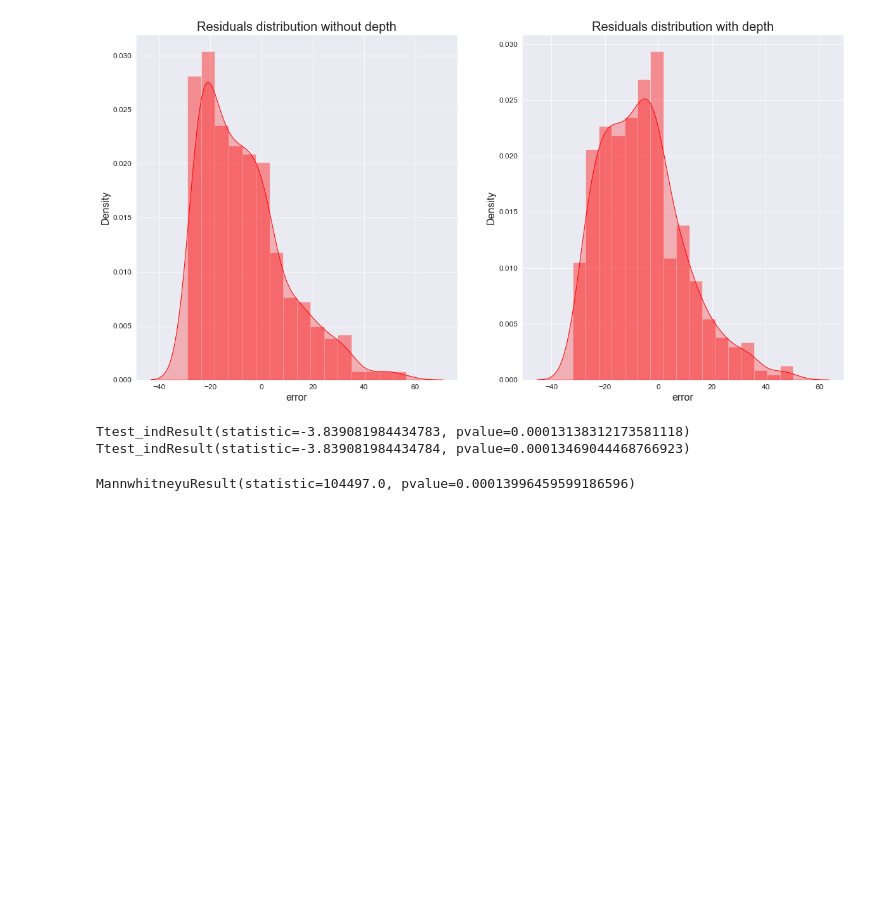
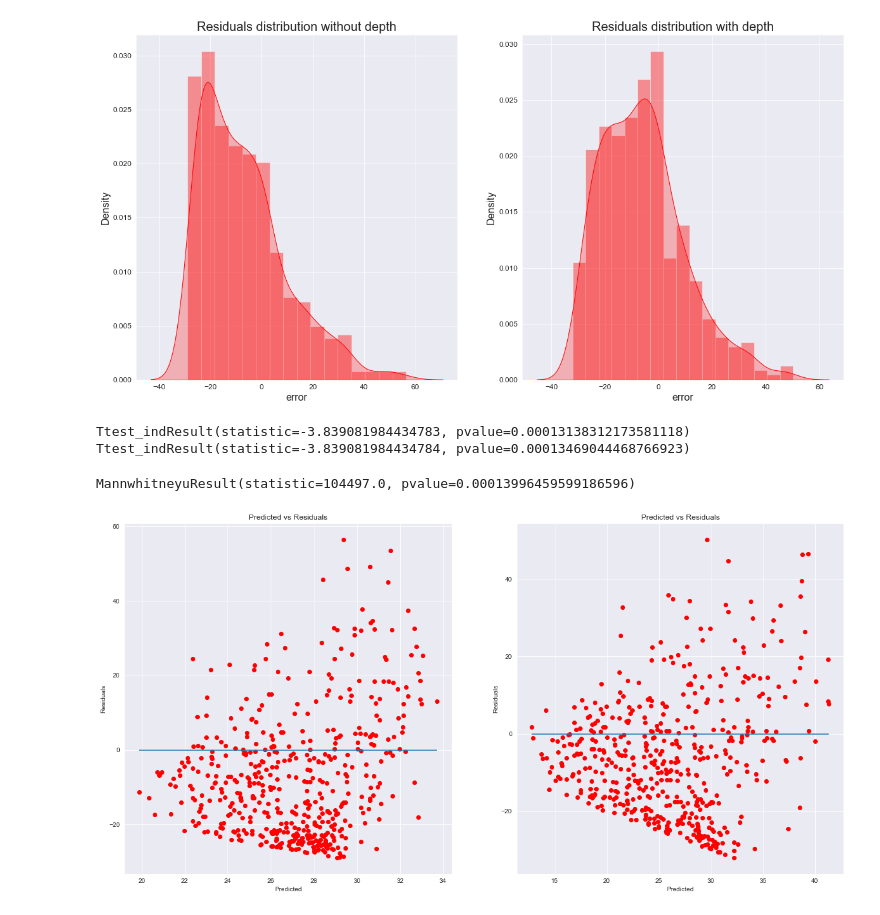
Before and after one commit to YUMVOLKOVA/Diploma_carbs-count, a Jupyter notebook: work_with_results/prediction.ipynb, the cells around one changed output. Saved outputs shown, nothing was run; the diff lists cells and outputs as text; code cells hidden in the pictures; blank space fills up the shorter version.

```diff
--- a/work_with_results/prediction.ipynb
+++ b/work_with_results/prediction.ipynb
@@ -145,3 +143,20 @@ from scipy.stats import mannwhitneyu
 mannwhitneyu(pred_depth, pred_rgb)
 # %% [output]
 MannwhitneyuResult(statistic=104497.0, pvalue=0.00013996459599186596)
+# %%
+fig, ax = plt.subplots(nrows=1, ncols=2,  sharex=False, sharey=False, figsize=(20, 10))
+ax[0].scatter(pred_rgb, residuals_rgb, color="red")
+# ax[1].vlines(x=max_pred, ymin=0, ymax=max_error, color='black', linestyle='--', alpha=0.7, label="max error")
+ax[0].grid(True)
+ax[0].set(xlabel="Predicted", ylabel="Residuals", title="Predicted vs Residuals")
+ax[0].hlines(y=0, xmin=np.min(pred_rgb), xmax=np.max(pred_rgb))
+
+ax[1].scatter(pred_depth, residuals_depth, color="red")
+# ax[1].vlines(x=max_pred, ymin=0, ymax=max_error, color='black', linestyle='--', alpha=0.7, label="max error")
+ax[1].grid(True)
+ax[1].set(xlabel="Predicted", ylabel="Residuals", title="Predicted vs Residuals")
+ax[1].hlines(y=0, xmin=np.min(pred_depth), xmax=np.max(pred_depth))
+# ax[1].legend()
+plt.show()
+# %% [output]
+[figure, added]
```
Also changed, not shown: parts of 1 cell of this notebook, 2 other files.
